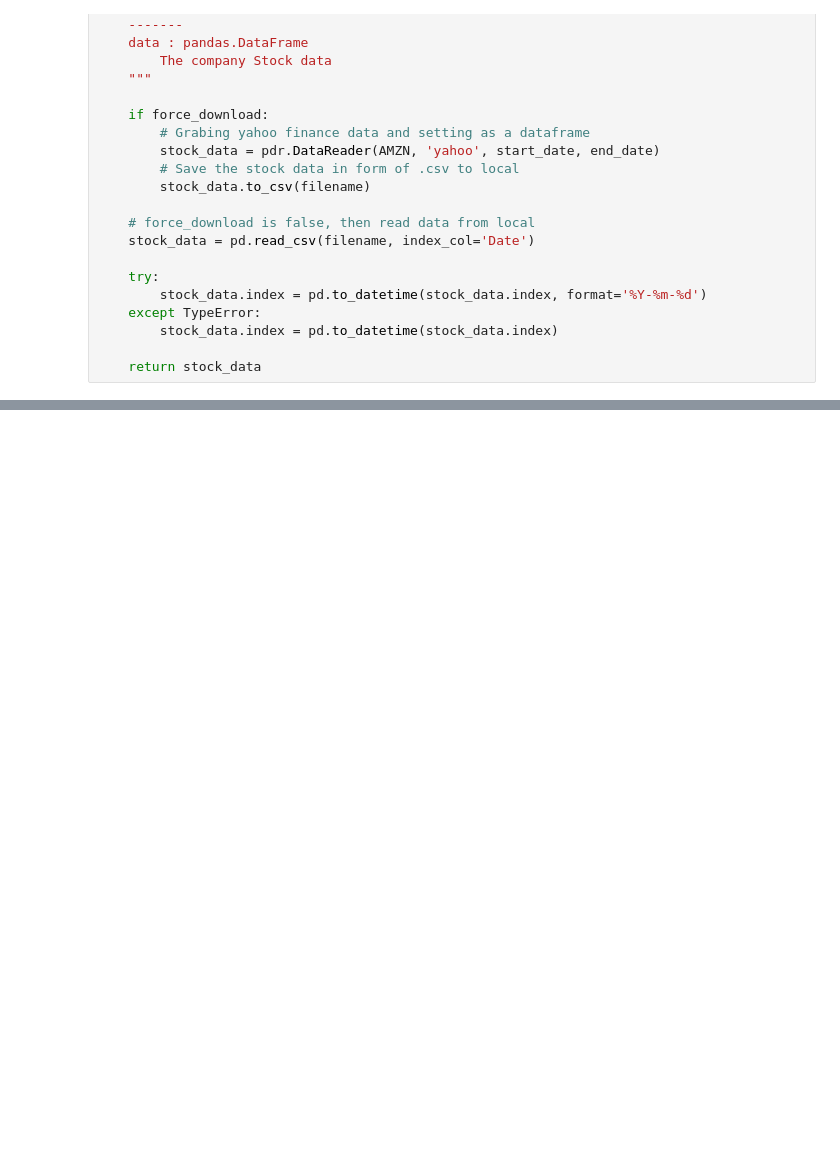
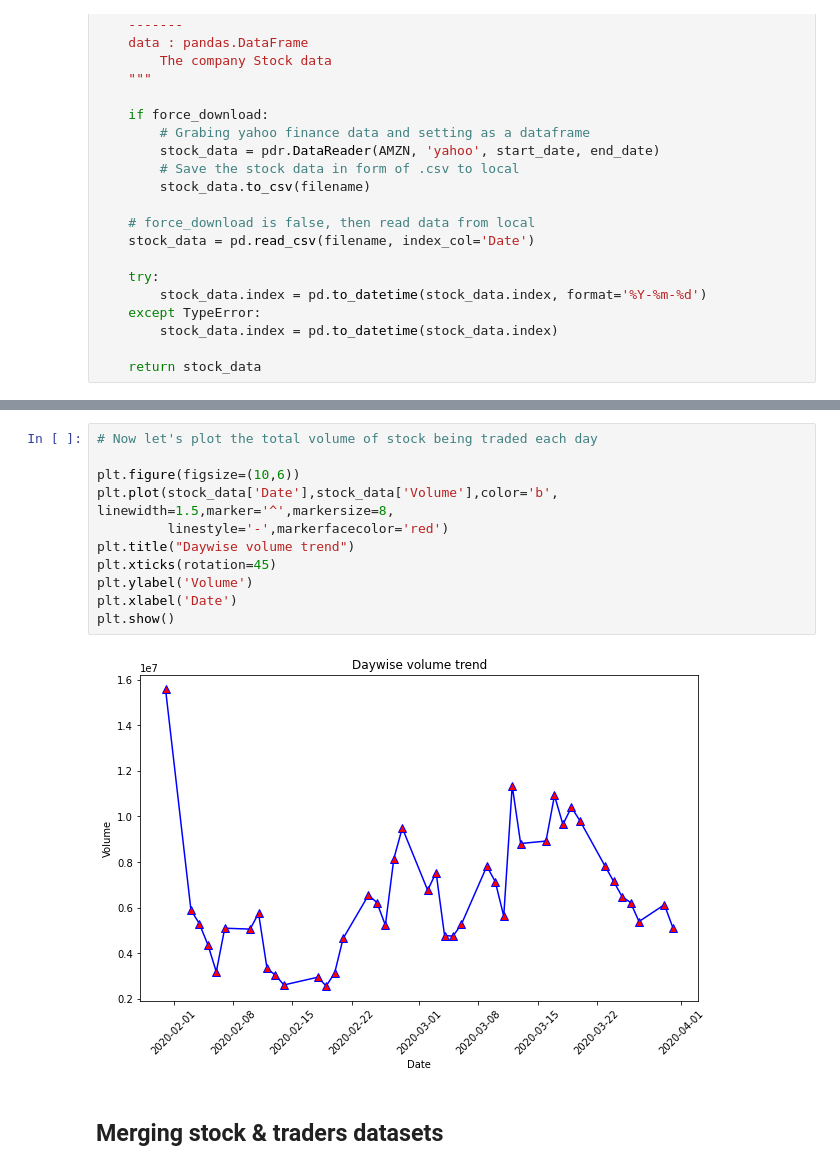
Before and after one commit to amit2020cs/Data-Engineer-Test, a Jupyter notebook: Market Abuse Detection.ipynb, the cells around one changed output, grey strips where cells are left out. Drawn from its saved outputs; the diff is of its cells as text; blank space fills up the shorter version.

```diff
--- a/Market Abuse Detection.ipynb
+++ b/Market Abuse Detection.ipynb
@@ -322,0 +405,16 @@ FileNotFoundError: [Errno 2] File stock_data.csv does not exist: 'stock_data.csv
+# %%
+# Now let's plot the total volume of stock being traded each day
+
+plt.figure(figsize=(10,6))
+plt.plot(stock_data['Date'],stock_data['Volume'],color='b', linewidth=1.5,marker='^',markersize=8,
+         linestyle='-',markerfacecolor='red')
+plt.title("Daywise volume trend")
+plt.xticks(rotation=45)
+plt.ylabel('Volume')
+plt.xlabel('Date')
+plt.show()
+# %% [output]
+[figure, added]
+# %% [markdown]
+
+## Merging  stock & traders datasets
```
Also changed, not shown: parts of 49 cells of this notebook, 4 other files.
